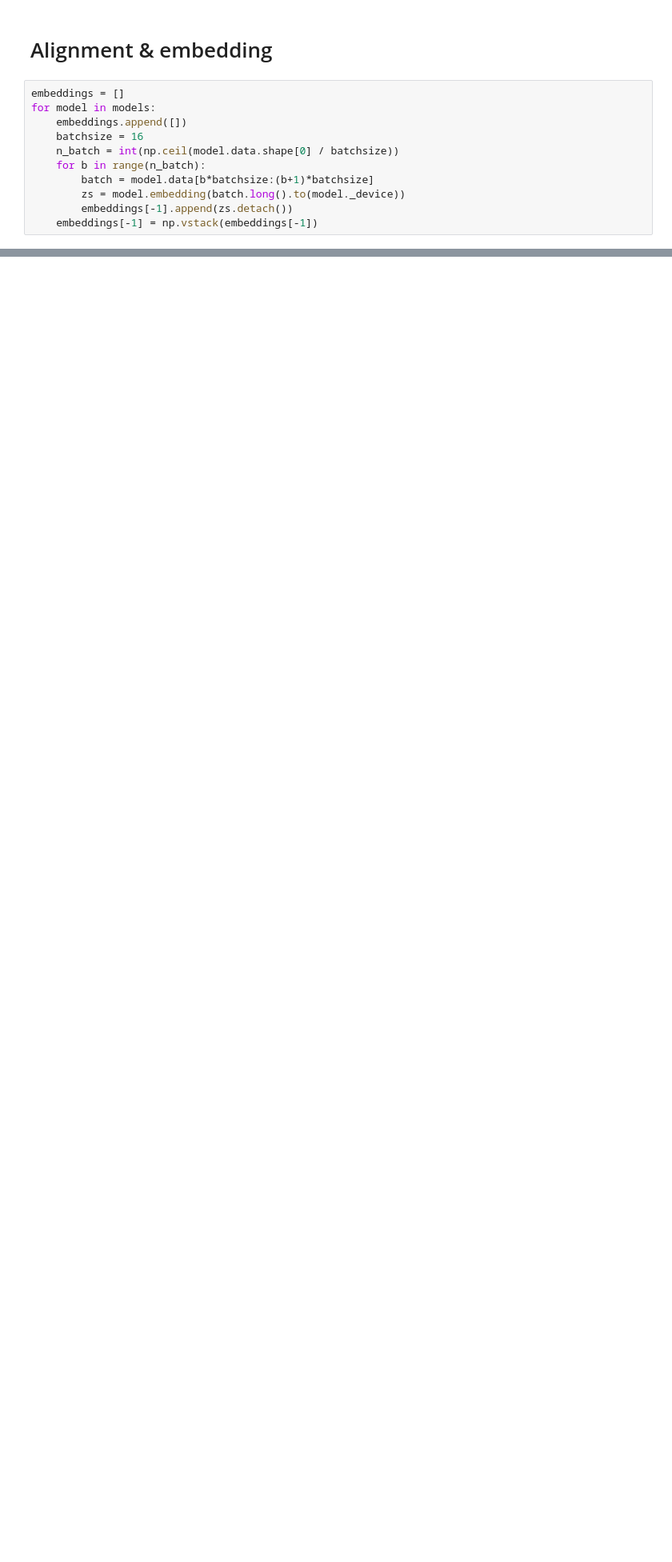
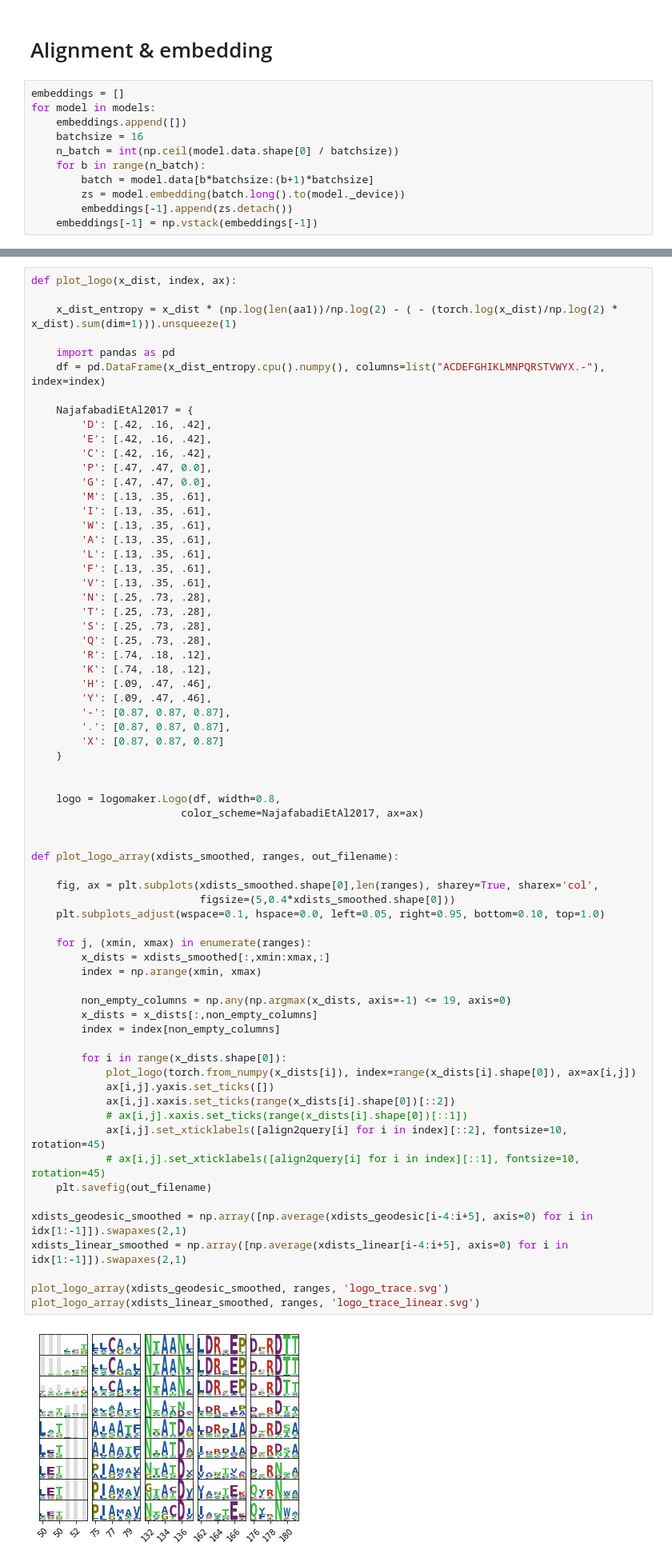
Before and after one commit to MachineLearningLifeScience/meaningful-protein-representations, a Jupyter notebook: exp7-8_data_preprocessing_and_geodesic_interpolation.ipynb, the cells around one changed output, grey strips where cells are left out. Shown at 80% size. Cells and saved outputs as stored; diff of their text form; blank space fills up the shorter version.

```diff
--- a/exp7-8_data_preprocessing_and_geodesic_interpolation.ipynb
+++ b/exp7-8_data_preprocessing_and_geodesic_interpolation.ipynb
@@ -688,0 +770,69 @@ plt.plot(embedded[:,0],
+# %%
+def plot_logo(x_dist, index, ax):
+
+    x_dist_entropy = x_dist * (np.log(len(aa1))/np.log(2) - ( - (torch.log(x_dist)/np.log(2) * x_dist).sum(dim=1))).unsqueeze(1)
+
+    import pandas as pd
+    df = pd.DataFrame(x_dist_entropy.cpu().numpy(), columns=list("ACDEFGHIKLMNPQRSTVWYX.-"), index=index)
+
+    NajafabadiEtAl2017 = {
+        'D': [.42, .16, .42],
+        'E': [.42, .16, .42],
+        'C': [.42, .16, .42],
+        'P': [.47, .47, 0.0],
+        'G': [.47, .47, 0.0],
+        'M': [.13, .35, .61],
+        'I': [.13, .35, .61],
+        'W': [.13, .35, .61],
+        'A': [.13, .35, .61],
+        'L': [.13, .35, .61],
+        'F': [.13, .35, .61],
+        'V': [.13, .35, .61],
+        'N': [.25, .73, .28],
+        'T': [.25, .73, .28],
+        'S': [.25, .73, .28],
+        'Q': [.25, .73, .28],
+        'R': [.74, .18, .12],
+        'K': [.74, .18, .12],
+        'H': [.09, .47, .46],
+        'Y': [.09, .47, .46],
+        '-': [0.87, 0.87, 0.87],
+        '.': [0.87, 0.87, 0.87],
+        'X': [0.87, 0.87, 0.87]
+    }
+
+
+    logo = logomaker.Logo(df, width=0.8,
+                        color_scheme=NajafabadiEtAl2017, ax=ax)
+
+
+def plot_logo_array(xdists_smoothed, ranges, out_filename):
+
+    fig, ax = plt.subplots(xdists_smoothed.shape[0],len(ranges), sharey=True, sharex='col',
+                           figsize=(5,0.4*xdists_smoothed.shape[0]))
+    plt.subplots_adjust(wspace=0.1, hspace=0.0, left=0.05, right=0.95, bottom=0.10, top=1.0)
+
+    for j, (xmin, xmax) in enumerate(ranges):
+        x_dists = xdists_smoothed[:,xmin:xmax,:]
+        index = np.arange(xmin, xmax)
+
+        non_empty_columns = np.any(np.argmax(x_dists, axis=-1) <= 19, axis=0)
+        x_dists = x_dists[:,non_empty_columns]
+        index = index[non_empty_columns]
+
+        for i in range(x_dists.shape[0]):
+            plot_logo(torch.from_numpy(x_dists[i]), index=range(x_dists[i].shape[0]), ax=ax[i,j])
+            ax[i,j].yaxis.set_ticks([])
+            ax[i,j].xaxis.set_ticks(range(x_dists[i].shape[0])[::2])
+            # ax[i,j].xaxis.set_ticks(range(x_dists[i].shape[0])[::1])
+            ax[i,j].set_xticklabels([align2query[i] for i in index][::2], fontsize=10, rotation=45)
+            # ax[i,j].set_xticklabels([align2query[i] for i in index][::1], fontsize=10, rotation=45)
+    plt.savefig(out_filename)
+
+xdists_geodesic_smoothed = np.array([np.average(xdists_geodesic[i-4:i+5], axis=0) for i in idx[1:-1]]).swapaxes(2,1)
+xdists_linear_smoothed = np.array([np.average(xdists_linear[i-4:i+5], axis=0) for i in idx[1:-1]]).swapaxes(2,1)
+
+plot_logo_array(xdists_geodesic_smoothed, ranges, 'logo_trace.svg')
+plot_logo_array(xdists_linear_smoothed, ranges, 'logo_trace_linear.svg')
+# %% [output]
+[figure, added]
```
Also changed, not shown: parts of 21 cells of this notebook, 1 other file.
